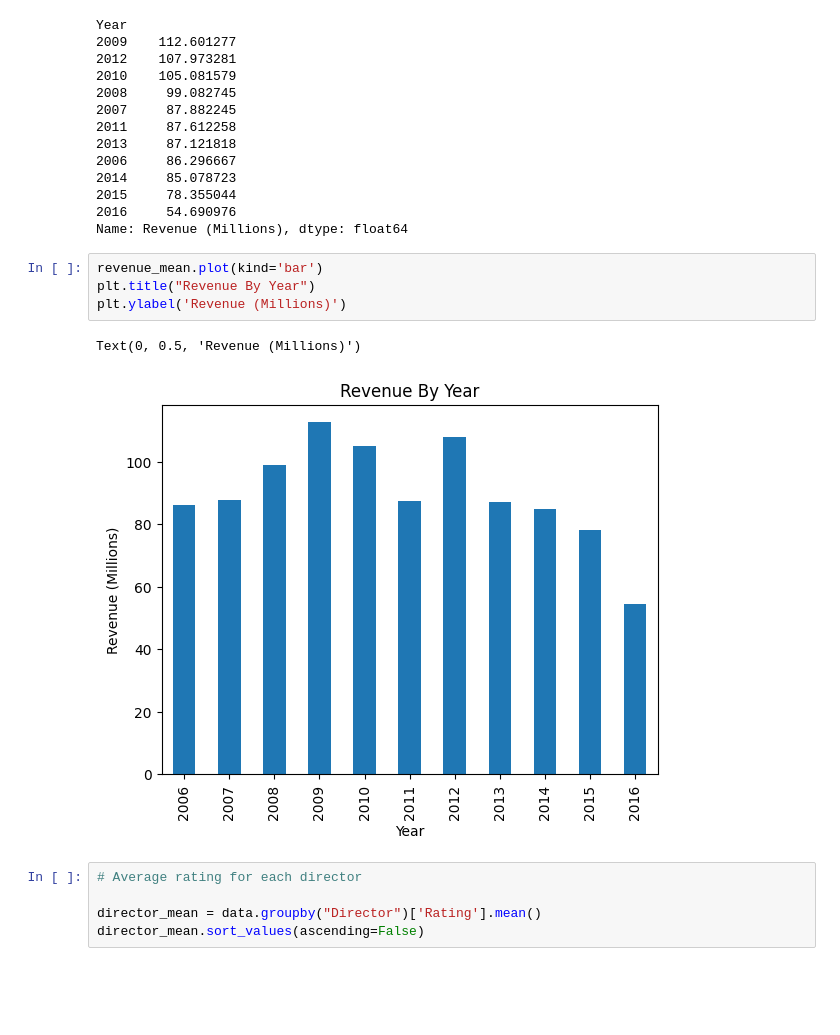
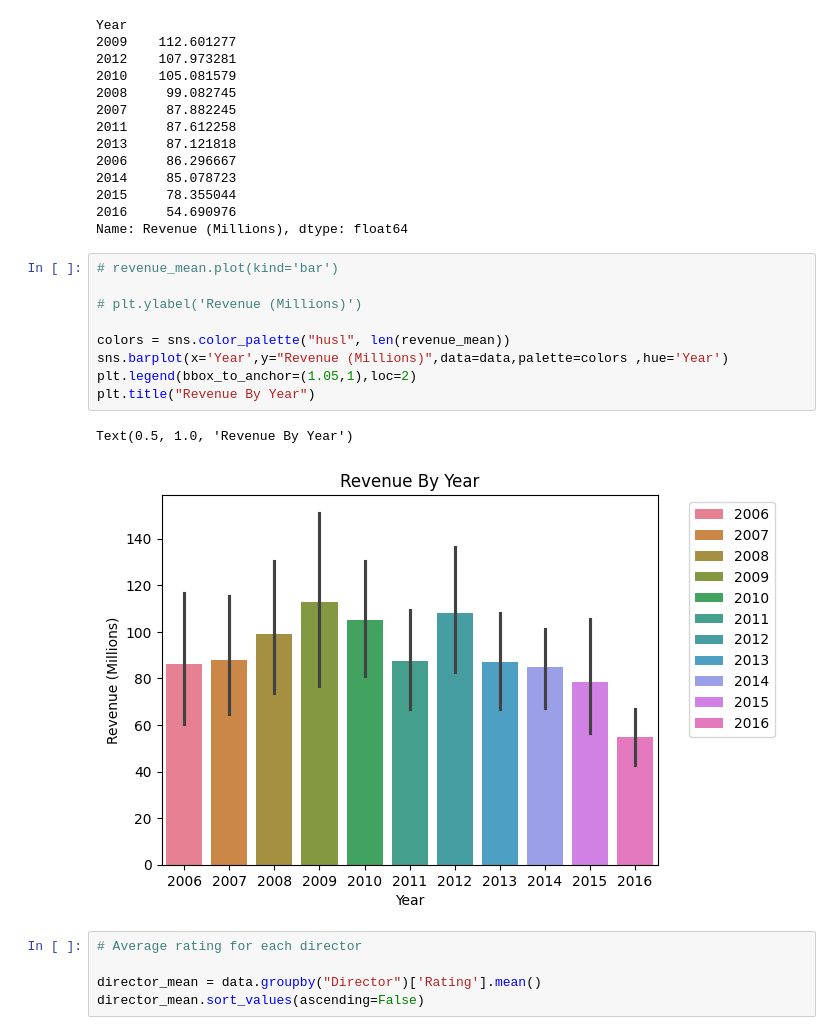
Before and after one commit to Code-with-lata/Data-Visualization, a Jupyter notebook: Python_Project.ipynb, the cells around one changed output. Drawn from its saved outputs; the diff is of its cells as text; blank space fills up the shorter version.

```diff
--- a/Python_Project.ipynb
+++ b/Python_Project.ipynb
@@ -176,13 +183,18 @@ Year
 2015     78.355044
 2016     54.690976
 Name: Revenue (Millions), dtype: float64
-# %%
-revenue_mean.plot(kind='bar')
-plt.title("Revenue By Year")
-plt.ylabel('Revenue (Millions)')
-# %% [output]
-Text(0, 0.5, 'Revenue (Millions)')
-[figure, removed]
+# %%
+# revenue_mean.plot(kind='bar')
+
+# plt.ylabel('Revenue (Millions)')
+
+colors = sns.color_palette("husl", len(revenue_mean))
+sns.barplot(x='Year',y="Revenue (Millions)",data=data,palette=colors ,hue='Year')
+plt.legend(bbox_to_anchor=(1.05,1),loc=2)
+plt.title("Revenue By Year")
+# %% [output]
+Text(0.5, 1.0, 'Revenue By Year')
+[figure, added]
 # %%
 # Average rating for each director
 
```
Also changed, not shown: parts of 13 cells of this notebook, 1 other file.
